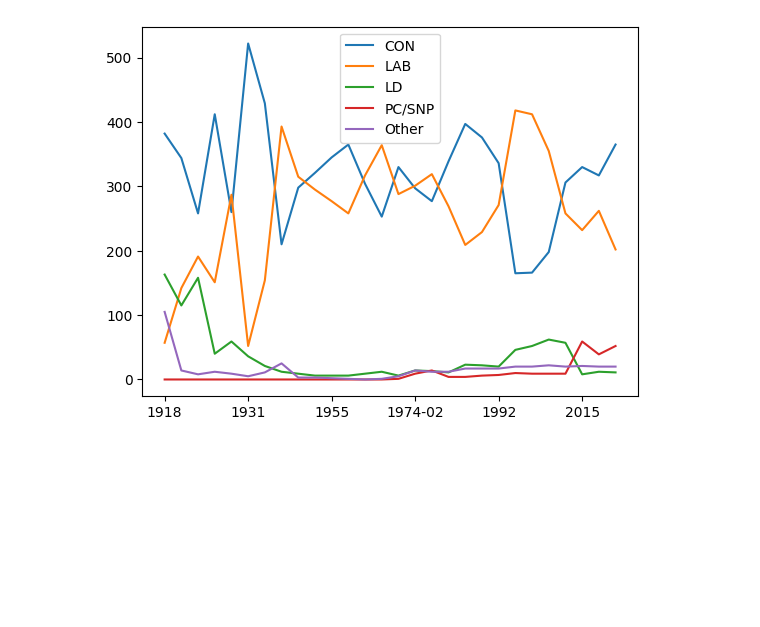
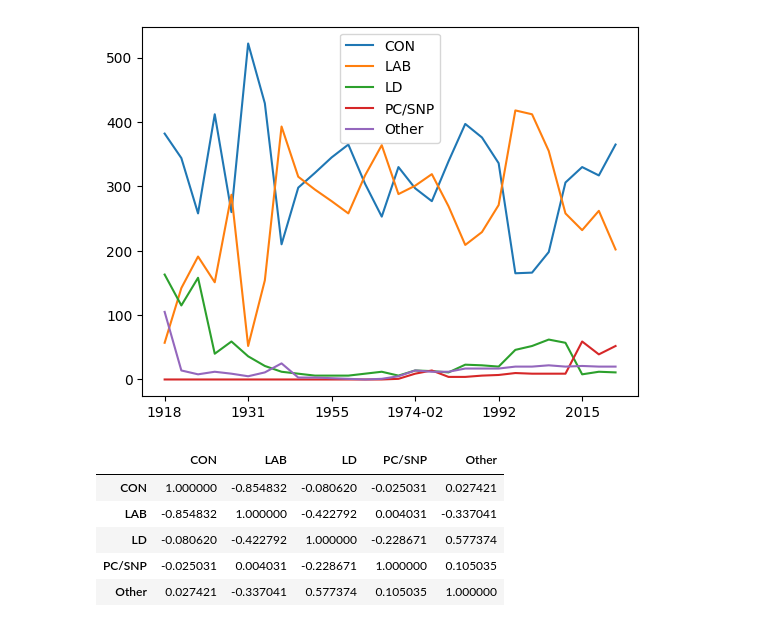
Before and after one commit to stelios-c/uk_votes, a Jupyter notebook: uk_elections.ipynb, the cells around one changed output. Drawn from its saved outputs; the diff is of its cells as text; code cells hidden in the pictures; blank space fills up the shorter version.

```diff
--- a/uk_elections.ipynb
+++ b/uk_elections.ipynb
@@ -70,3 +70,12 @@ elections_seats.drop(columns=['Total']).plot()
 # %% [output]
 <Axes: >
 [figure]
+# %%
+elections_seats.drop(columns=['Total']).corr()
+# %% [output]
+|  | CON | LAB | LD | PC/SNP | Other |
+| CON | 1.000000 | -0.854832 | -0.080620 | -0.025031 | 0.027421 |
+| LAB | -0.854832 | 1.000000 | -0.422792 | 0.004031 | -0.337041 |
+| LD | -0.080620 | -0.422792 | 1.000000 | -0.228671 | 0.577374 |
+| PC/SNP | -0.025031 | 0.004031 | -0.228671 | 1.000000 | 0.105035 |
+| Other | 0.027421 | -0.337041 | 0.577374 | 0.105035 | 1.000000 |
```
Also changed, not shown: parts of 1 cell of this notebook.
